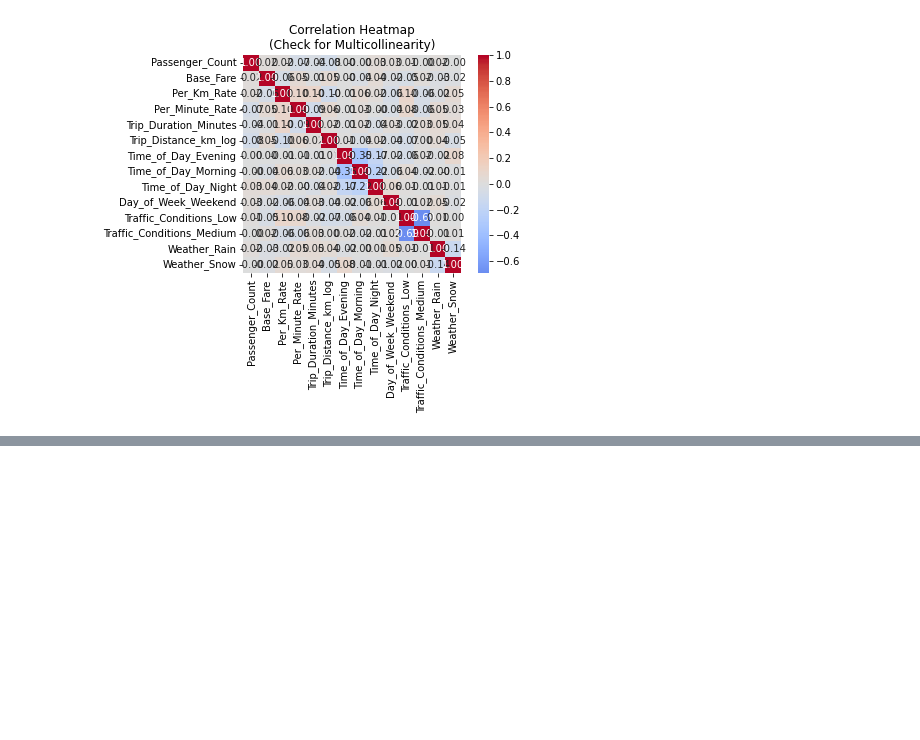
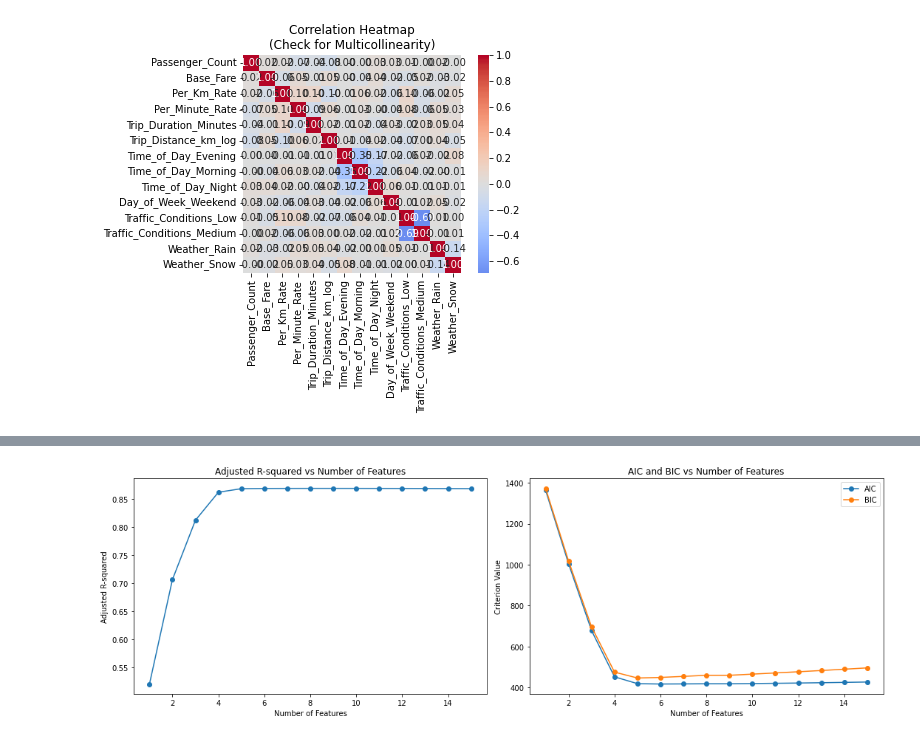
Before and after one commit to fravasta/Prediction-of-Taxi-fares, a Jupyter notebook: prediction_models.ipynb, the cells around one changed output, grey strips where cells are left out. Drawn from its saved outputs; the diff is of its cells as text; code cells hidden in the pictures; blank space fills up the shorter version.

```diff
--- a/prediction_models.ipynb
+++ b/prediction_models.ipynb
@@ -185,0 +381,26 @@ Text(0.5, 1.0, 'Correlation Heatmap\n(Check for Multicollinearity)')
+# %%
+n_features = list(best_models.keys())
+adj_r2 = [model['adj_r2'] for model in best_models.values()]
+aic = [model['aic'] for model in best_models.values()]
+bic = [model['bic'] for model in best_models.values()]
+
+fig, (ax1, ax2) = plt.subplots(1, 2, figsize=(15, 5))
+
+# Plot Adjusted R-squared
+ax1.plot(n_features, adj_r2, marker='o')
+ax1.set_xlabel('Number of Features')
+ax1.set_ylabel('Adjusted R-squared')
+ax1.set_title('Adjusted R-squared vs Number of Features')
+
+# Plot AIC and BIC
+ax2.plot(n_features, aic, marker='o', label='AIC')
+ax2.plot(n_features, bic, marker='o', label='BIC')
+ax2.set_xlabel('Number of Features')
+ax2.set_ylabel('Criterion Value')
+ax2.set_title('AIC and BIC vs Number of Features')
+ax2.legend()
+
+plt.tight_layout()
+plt.show()
+# %% [output]
+[figure, added]
```
Also changed, not shown: parts of 22 cells of this notebook.
